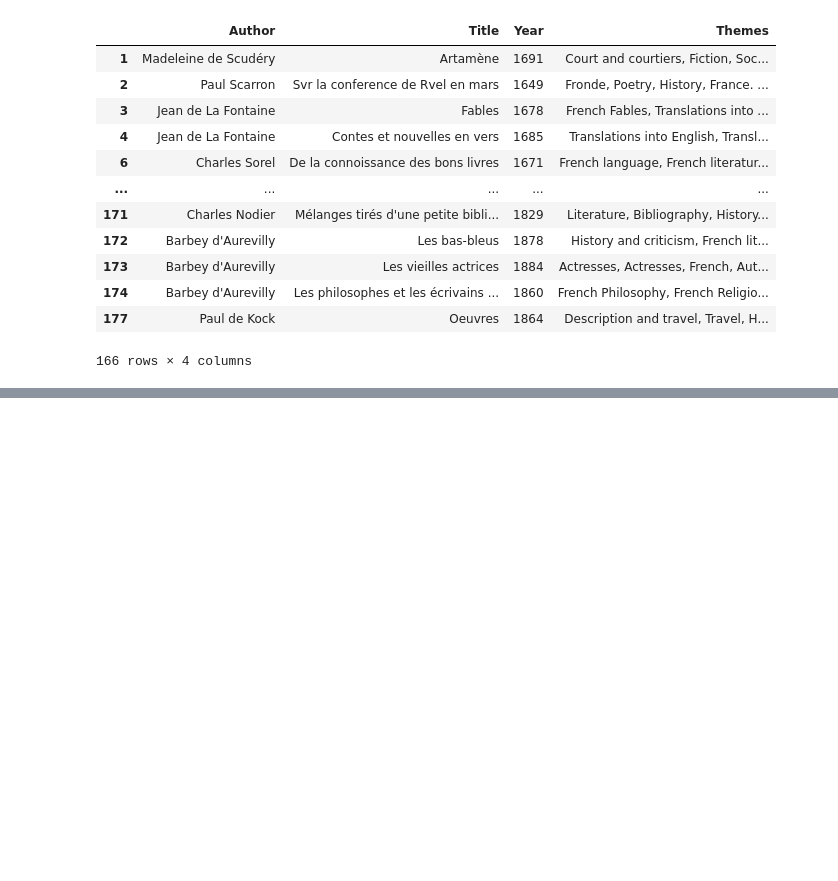
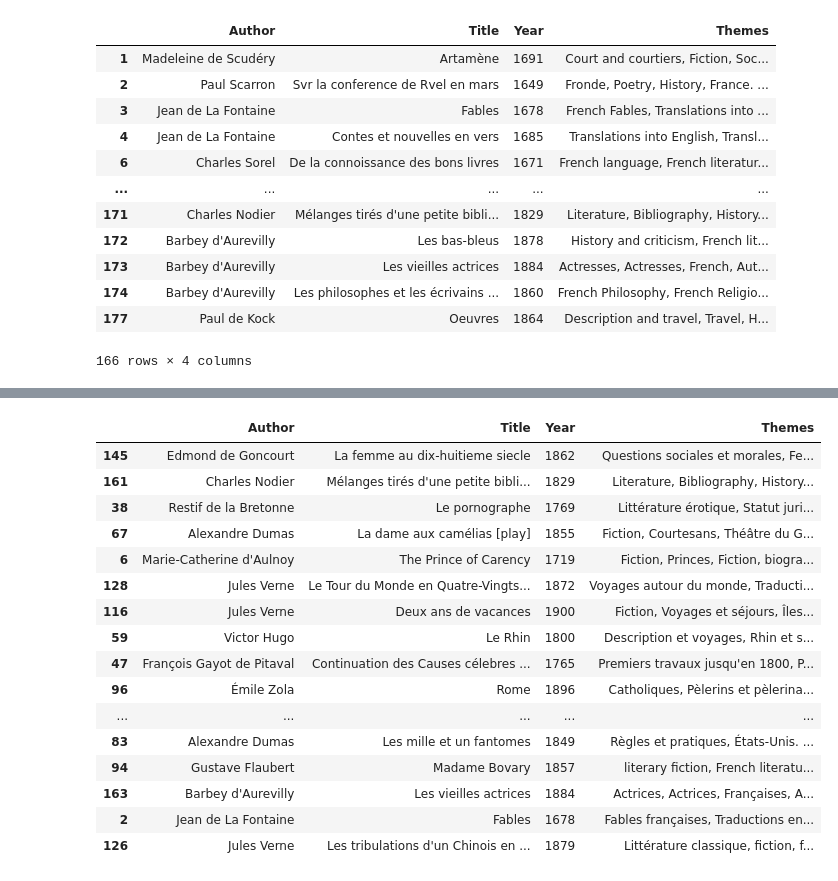
Before and after one commit to lucas-cumunel/libroguessr, a Jupyter notebook: API_Df.ipynb, the cells around one changed output, grey strips where cells are left out. Cells and saved outputs as stored; diff of their text form; code cells hidden in the pictures; blank space fills up the shorter version.

Commit message:
Traduction des thèmes en français mais il reste des thèmes qui demeurent écrits en anglais

```diff
--- a/API_Df.ipynb
+++ b/API_Df.ipynb
@@ -194,0 +210,36 @@ df_books.to_csv('books.csv', index=False)
+# %%
+# The goal is now to clean the themes to only keep relevant themes, and to translate them into French
+# To translate themes, we use the API Lingva
+
+url = "https://lingva.ml/api/v1/"
+source = 'auto/' # auto as some themes may be written in another language than English
+dest = 'fr/'
+
+for i in range(len(df_books['Themes'])):
+    url_api_transl = url + source + dest + df_books['Themes'][i]
+    response = requests.get(url_api_transl)
+    if response.status_code == 200:
+        translated_themes = response.json().get("translation", "")
+        df_books.loc[i,'Themes'] = translated_themes
+    else:
+        pass
+# %%
+df_books.sample(20)
+# %% [output]
+|  | Author | Title | Year | Themes |
+| 145 | Edmond de Goncourt | La femme au dix-huitieme siecle | 1862 | Questions sociales et morales, Fe... |
+| 161 | Charles Nodier | Mélanges tirés d'une petite bibli... | 1829 | Literature, Bibliography, History... |
+| 38 | Restif de la Bretonne | Le pornographe | 1769 | Littérature érotique, Statut juri... |
+| 67 | Alexandre Dumas | La dame aux camélias [play] | 1855 | Fiction, Courtesans, Théâtre du G... |
+| 6 | Marie-Catherine d'Aulnoy | The Prince of Carency | 1719 | Fiction, Princes, Fiction, biogra... |
+| 128 | Jules Verne | Le Tour du Monde en Quatre-Vingts... | 1872 | Voyages autour du monde, Traducti... |
+| 116 | Jules Verne | Deux ans de vacances | 1900 | Fiction, Voyages et séjours, Îles... |
+| 59 | Victor Hugo | Le Rhin | 1800 | Description et voyages, Rhin et s... |
+| 47 | François Gayot de Pitaval | Continuation des Causes célebres ... | 1765 | Premiers travaux jusqu'en 1800, P... |
+| 96 | Émile Zola | Rome | 1896 | Catholiques, Pèlerins et pèlerina... |
+| ... | ... | ... | ... | ... |
+| 83 | Alexandre Dumas | Les mille et un fantomes | 1849 | Règles et pratiques, États-Unis. ... |
+| 94 | Gustave Flaubert | Madame Bovary | 1857 | literary fiction, French literatu... |
+| 163 | Barbey d'Aurevilly | Les vieilles actrices | 1884 | Actrices, Actrices, Françaises, A... |
+| 2 | Jean de La Fontaine | Fables | 1678 | Fables françaises, Traductions en... |
+| 126 | Jules Verne | Les tribulations d'un Chinois en ... | 1879 | Littérature classique, fiction, f... |
```
Also changed, not shown: parts of 4 cells of this notebook.
